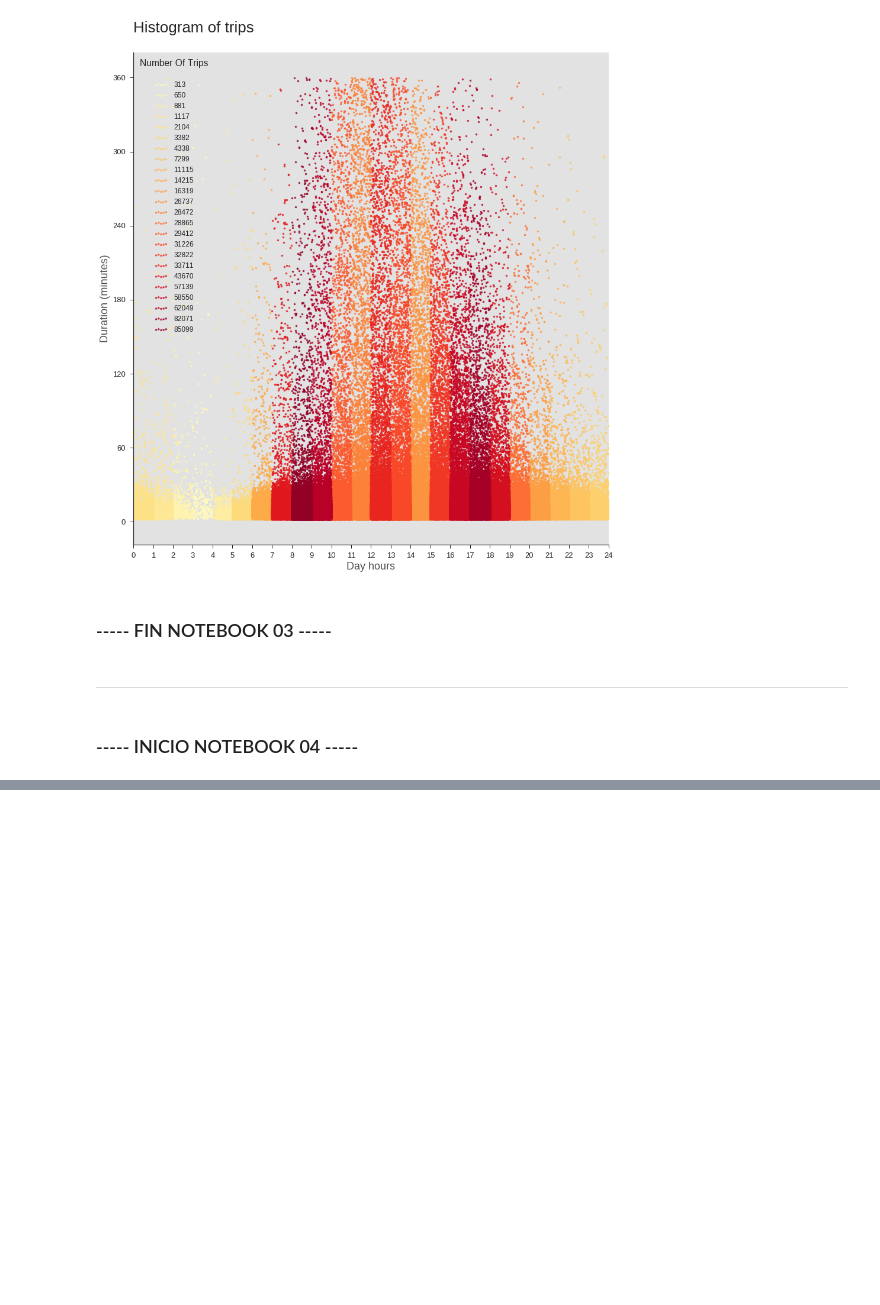
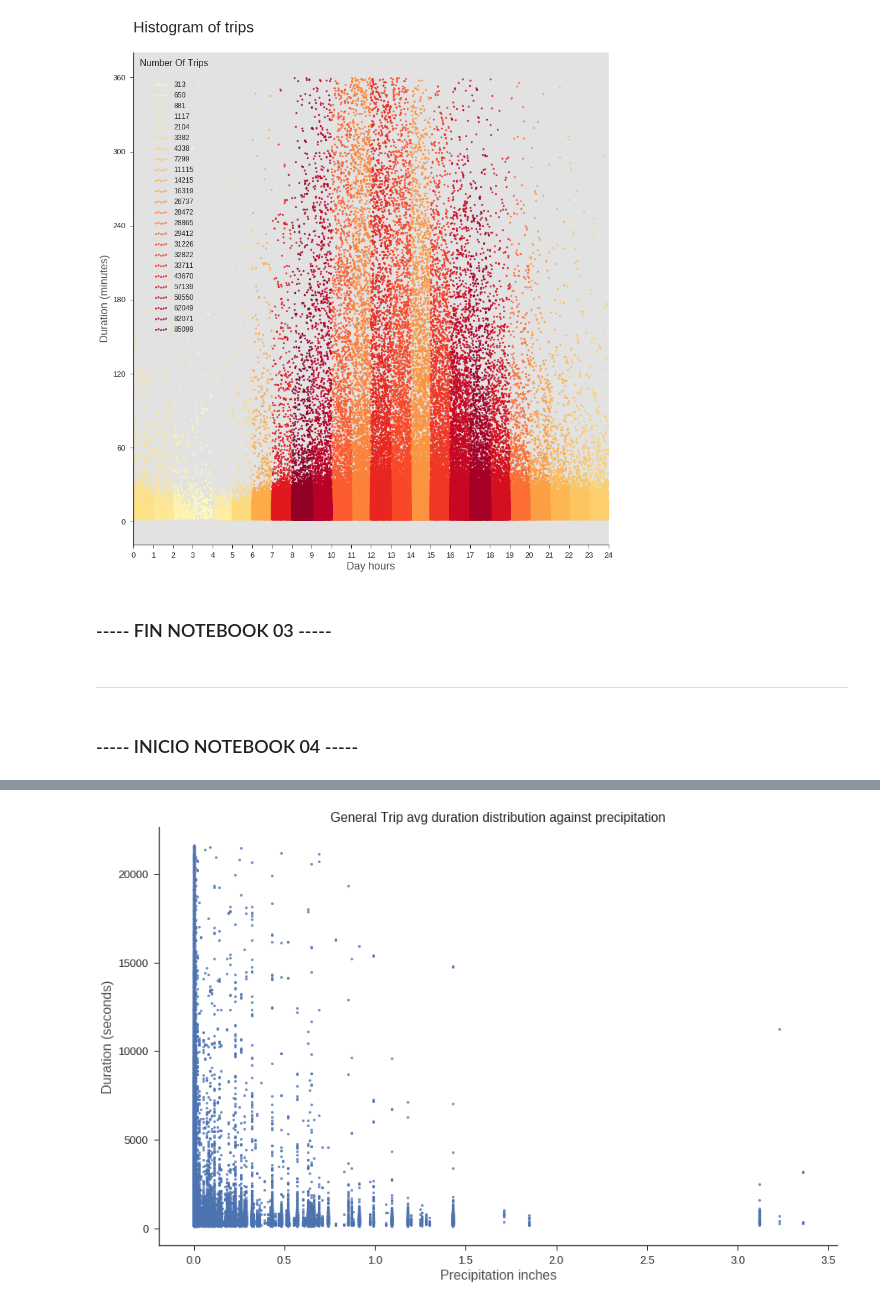
Before and after one commit to fpenovi/SFbikeTravelDuration, a Jupyter notebook: notebooks/00 - kernel.ipynb, the cells around one changed output, grey strips where cells are left out. Saved outputs shown, nothing was run; the diff lists cells and outputs as text; code cells hidden in the pictures; blank space fills up the shorter version.

```diff
--- a/notebooks/00 - kernel.ipynb
+++ b/notebooks/00 - kernel.ipynb
@@ -816,0 +821,7 @@ ___
+# %%
+#Descarto las rows que no me brindan datos acerca de las precipitaciones
+dfPrecipitations = dfWeather[['date', 'zip_code', 'precipitation_inches', 'events']]
+dfPrecipitations.precipitation_inches = dfPrecipitations.precipitation_inches.convert_objects(convert_numeric=True)
+#Los no numericos quedan como NaN y los limpio
+dfPrecipitations = dfPrecipitations[dfPrecipitations.precipitation_inches.notnull()]
+print 'Se limpiaron %d registros' % (len(dfWeather) - len(dfPrecipitations))
@@ -816,0 +839,19 @@ ___
+# %%
+dfTrip_N_Precipitations = dfTrip[['duration', 'start_date', 'start_station_id']]
+dfTrip_N_Precipitations.rename(columns={'start_station_id':'id'}, inplace=True)
+dfTrip_N_Precipitations = dfTrip_N_Precipitations.merge(dfStation[['id', 'city']], on=['id'])
+
+dfTrip_N_Precipitations.sort_values(by='duration')
+
+################### Realizo la conversión para hacer merge de los datos ###############################
+dfTrip_N_Precipitations['zip_code'] = dfTrip_N_Precipitations.apply(cityNameToZipCode, axis=1)
+dfTrip_N_Precipitations.start_date = pd.to_datetime(dfTrip_N_Precipitations.start_date.dt.date)
+
+dfTrip_N_Precipitations.rename(columns={'start_date':'date'}, inplace=True)
+dfTrip_N_Precipitations = dfTrip_N_Precipitations[['duration', 'date', 'city', 'zip_code']]
+# Convierto a int64 para poder hacer el merge
+dfTrip_N_Precipitations.zip_code = pd.to_numeric(dfTrip_N_Precipitations.zip_code)
+dfTrip_N_Precipitations = dfTrip_N_Precipitations.merge(dfPrecipitations, on=['date', 'zip_code'])
+
+dfTrip_N_Precipitations.sort_values(by='date', inplace=True)
+dfTrip_N_Precipitations.head()
@@ -816,0 +865,17 @@ ___
+# %%
+sns.set(font_scale=1.30)
+sns.set_style("ticks")
+
+graf = sns.lmplot(x='precipitation_inches', y='duration',
+           data=dfTrip_N_Precipitations,
+           fit_reg=False,
+           scatter_kws={"s":10}
+          )
+graf.fig.set_size_inches(16, 9)
+
+plt.title('General Trip avg duration distribution against precipitation')
+plt.xlabel('Precipitation inches', fontsize=16, alpha=0.8)
+plt.ylabel('Duration (seconds)', fontsize=16, alpha=0.8)
+plt.show()
+# %% [output]
+[figure, added]
```
Also changed, not shown: parts of 18 cells of this notebook.
